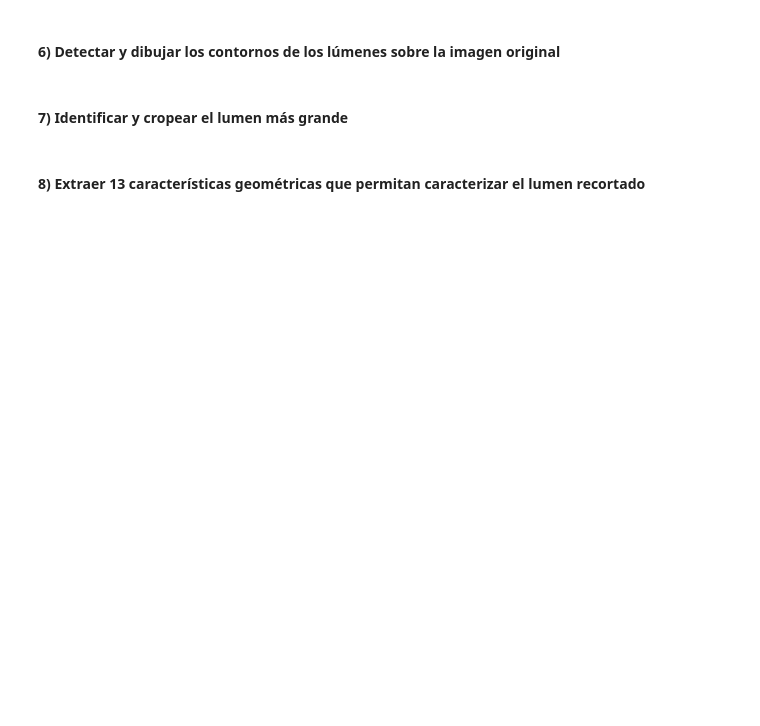
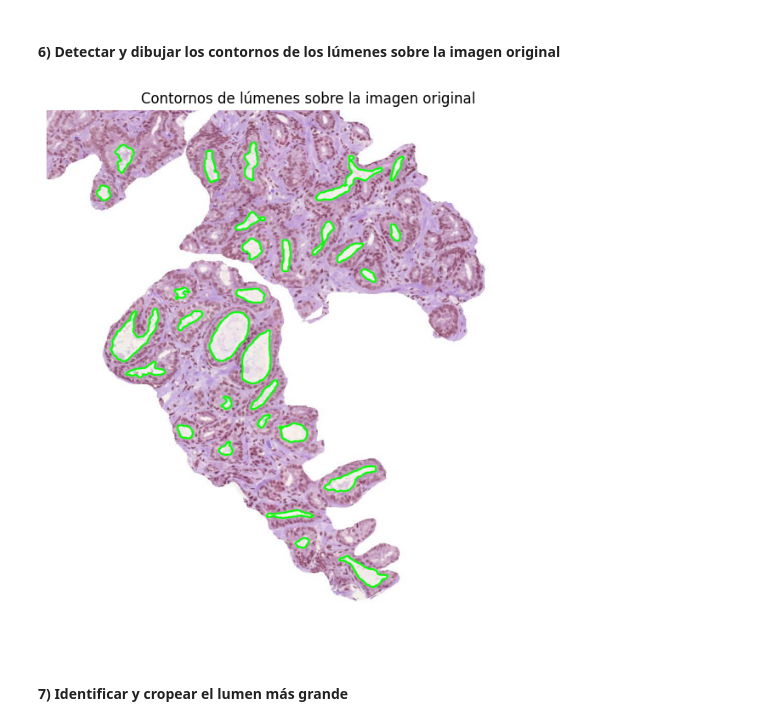
Before and after one commit to MichaeLaudrup/Aprendizaje_supervisado_VIU, a Jupyter notebook: Actividad1_Computer_Vision/Actividad_Computer_Vision_C1.ipynb, the cells around one changed output. Saved outputs shown, nothing was run; the diff lists cells and outputs as text; code cells hidden in the pictures; blank space fills up the shorter version.

```diff
--- a/Actividad1_Computer_Vision/Actividad_Computer_Vision_C1.ipynb
+++ b/Actividad1_Computer_Vision/Actividad_Computer_Vision_C1.ipynb
@@ -122,6 +167,26 @@ plt.show()
 # %%
 # Dibujar los contornos de los lúmenes en color verde sobre la imagen original RGB. Nota: Utilizar los flags necesarios
 # para que los contornos en verde sean perfectamente visibles.
 # Visualizar la imagen superpuesta
+
+import cv2
+import numpy as np
+import matplotlib.pyplot as plt
+
+mask_uint8 = (filled_mask.astype(np.uint8)) * 255
+
+contours, _ = cv2.findContours(mask_uint8, cv2.RETR_EXTERNAL, cv2.CHAIN_APPROX_SIMPLE)
+
+image_with_contours = histoRGB.copy()
+
+cv2.drawContours(image_with_contours, contours, -1, (0, 255, 0), thickness=2, lineType=cv2.LINE_AA)
+
+plt.figure(figsize=(10, 8))
+plt.imshow(cv2.cvtColor(image_with_contours, cv2.COLOR_BGR2RGB))
+plt.title('Contornos de lúmenes sobre la imagen original')
+plt.axis('off')
+plt.show()
+# %% [output]
+[figure, added]
 # %% [markdown]
 #### 7) Identificar y cropear el lumen más grande
@@ -131,2 +192,0 @@ plt.show()
-# %% [markdown]
-#### 8) Extraer 13 características geométricas que permitan caracterizar el lumen recortado
```
Also changed, not shown: parts of 14 cells of this notebook, 15 other files.
